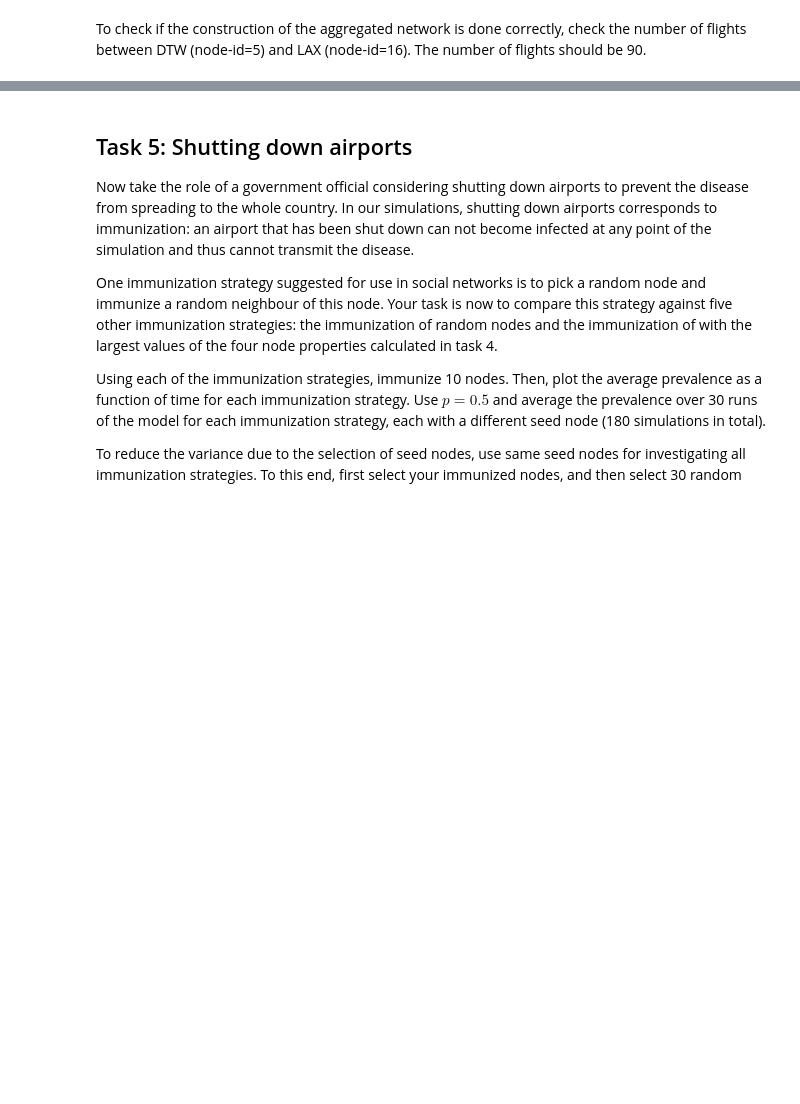
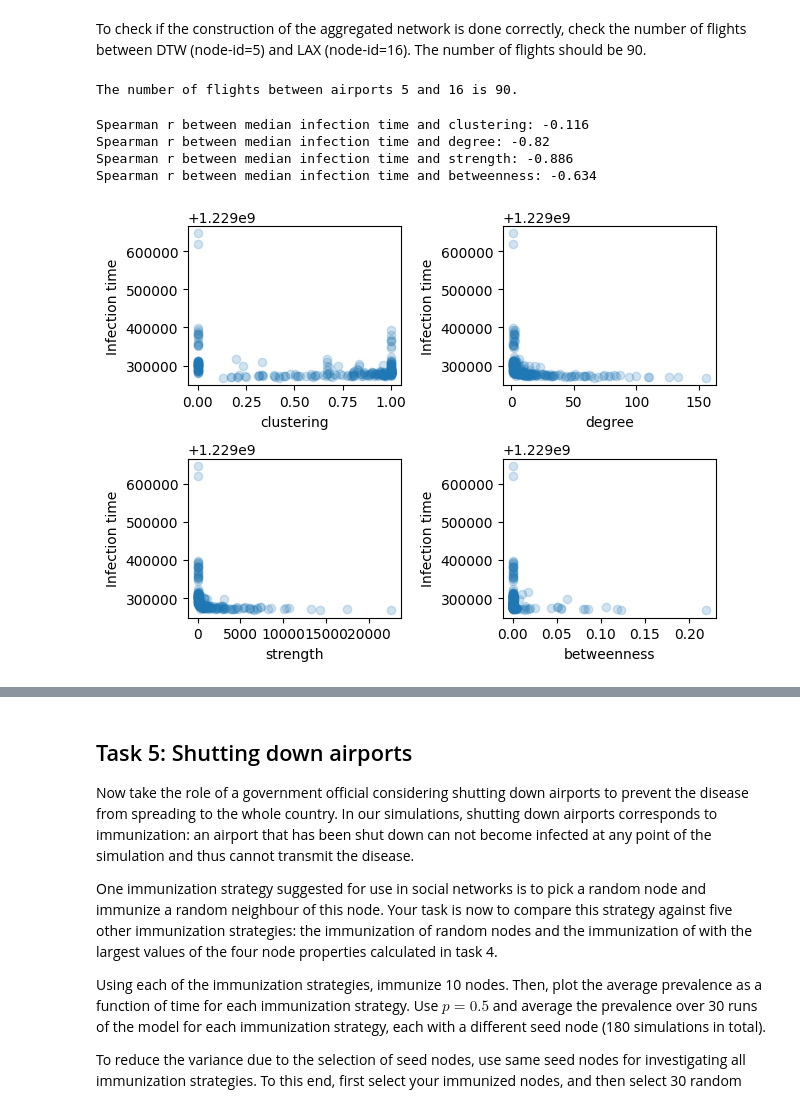
Before and after one commit to cannox227/Complex-Networks-Project, a Jupyter notebook: project.ipynb, the cells around one changed output, grey strips where cells are left out. Saved outputs shown, nothing was run; the diff lists cells and outputs as text; code cells hidden in the pictures; blank space fills up the shorter version.

```diff
--- a/project.ipynb
+++ b/project.ipynb
@@ -848,8 +848,9 @@ def construct_aggregated_network(events):
     undir_net = nx.Graph()
     # TODO: construct the aggregated network from the flight data
     # YOUR CODE HERE
-    raise NotImplementedError()
-
+    for index, event in events.iterrows():
+        weight = undir_net.get_edge_data(event['Source'], event['Destination'], default={'weight': 0})['weight'] + 1
+        undir_net.add_edge(event['Source'], event['Destination'], weight=weight)
     return undir_net
 # %%
 def dict_to_vec(d):
@@ -886,6 +887,8 @@ airport1 = 5
 airport2 = 16
 print('The number of flights between airports {airport1} and {airport2} is {n_flights}.'.format(
     airport1=airport1, airport2=airport2, n_flights=net[airport1][airport2]['weight']))
+# %% [output]
+The number of flights between airports 5 and 16 is 90.
 # %%
 p = 0.5
 n_seeds = 100
@@ -898,36 +901,78 @@ median_inf_times = []
 props = []
 
 # YOUR CODE HERE
-raise NotImplementedError()
+
 #TODO: Run simulate_si for 50 random seeds to obtain the median infection time; obtain the listed
 # network properties
 #Hints:
 
 # If a node gets infected in less than half of the iterations, its median infection time is Inf.
 # Before visualization and calculating the correlations, you need to replace these values with
 # some large number, e.g. the largest observed non-Inf median infection time.
 
 # Feel free to use the networkX functions for obtaining the network properties. These functions return
 # either dictionaries or networkX DegreeView objects; the dict_to_vec function given above
 # transforms these into ordered lists.
 
 # For the next step (visualization), you need a list (or n.array) of median infection times
 # (median_infection_times) and a nested list (called props) where each element is a list containing
 # the values of one network property for all nodes. All the lists in props need to be in the same
 # order.
 
 prop_names = ["clustering", "degree", "strength", "betweenness"]
 
+rs = []
+
+for it in range(n_seeds):
+    infection_times, initial_seed = simulate_si(infection_prob=p, events=events, airport_info=airport_info, seed=rng.integers(0, len(airport_info)), rng=rng)
+    infection_times[infection_times == np.inf] = np.nan
+    inf_time_data.append(infection_times)
+
+# Calculate median infection times
+median_inf_times = np.nanmedian(inf_time_data, axis=0)
+props = [[] for i in range(len(prop_names))]
+for node in net.nodes():
+    for prop_name in prop_names:
+
+        if prop_name == "clustering":
+            props[prop_names.index(prop_name)].append(nx.clustering(net, node))
+
+        elif prop_name == "degree":
+            props[prop_names.index(prop_name)].append(net.degree(node))
+
+        elif prop_name == "strength":
+            props[prop_names.index(prop_name)].append(np.sum([net[node][neighbour]['weight'] for neighbour in net[node]]))
+
+        elif prop_name == "betweenness":
+            props[prop_names.index(prop_name)].append(nx.betweenness_centrality(net)[node])
+
 fig = plot_scatters_in_subplots(props, median_inf_times, labels=prop_names)
 
-rs = []
+# Count number of time a node get infected
+# and update median infection time to the max infection value for that node
+# if count < half of the iterations
+inf_time_data = np.array(inf_time_data)
+
+max_inf_val = max(median_inf_times[~np.isnan(median_inf_times)])
+for col_index in range(inf_time_data.shape[1]):
+    non_nan_count = np.sum(~np.isnan(inf_time_data[:, col_index]))
+    if non_nan_count < 0.5 * n_seeds:
+        median_inf_times[col_index] = max_inf_val
 
 # YOUR CODE HERE
-raise NotImplementedError()
+# Compute Spearman rank correlation between each network property and median infection times
+for prop in props:
+    rs.append(scipy.stats.spearmanr(prop, median_inf_times)[0])
 #TODO: calculate the Spearman rank correlation between each network property and median infection times
 #Hint: scipy.stats.spearmanr
 
 for prop_name, r in zip(prop_names, rs):
     print('Spearman r between median infection time and {property}: {r:.3g}'.format(property=prop_name,r=r))
+# %% [output]
+Spearman r between median infection time and clustering: -0.116
+Spearman r between median infection time and degree: -0.82
+Spearman r between median infection time and strength: -0.886
+Spearman r between median infection time and betweenness: -0.634
+[figure, added]
 # %%
 # Save the figure in current directory
```
Also changed, not shown: parts of 12 cells of this notebook, 8 other files.
